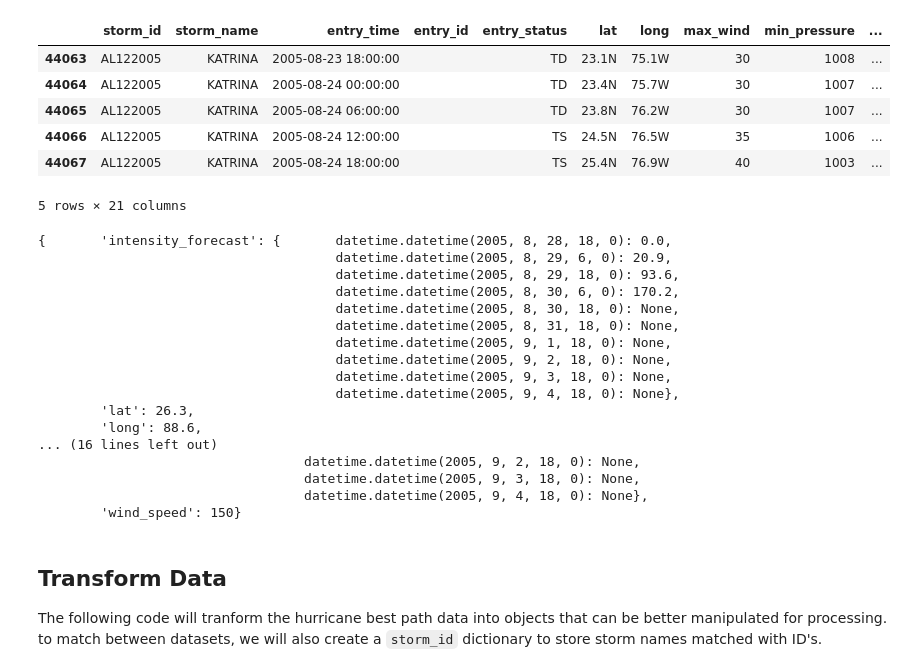
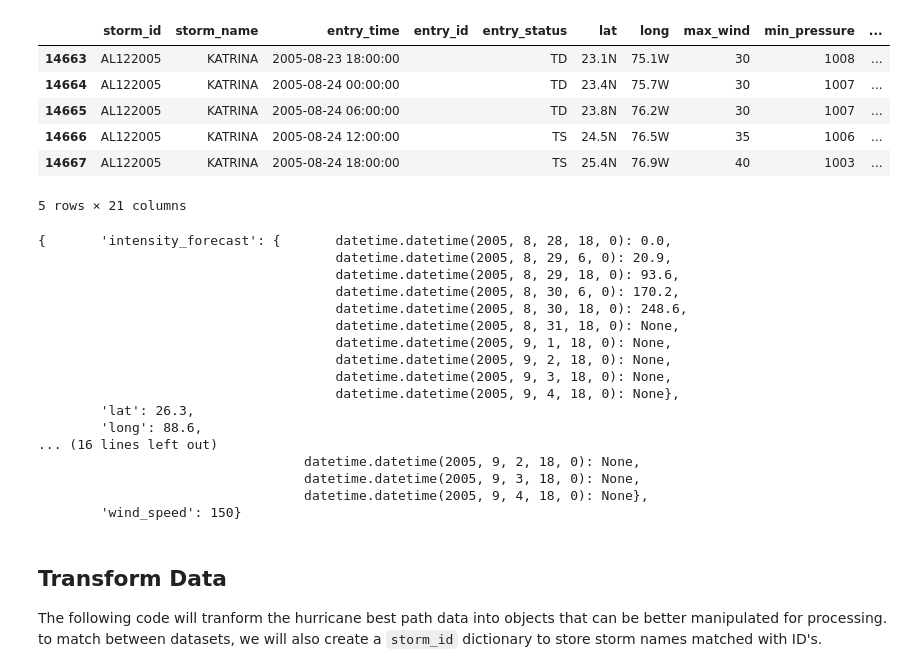
Before and after one commit to hammad93/hurricane-net, a Jupyter notebook: hurricane-net.ipynb, the cells around one changed output. Drawn from its saved outputs; the diff is of its cells as text; code cells hidden in the pictures.

```diff
--- a/hurricane-net.ipynb
+++ b/hurricane-net.ipynb
@@ -71,30 +71,30 @@ We will begin our steps to perform extraction, transformation, and loading of ou
 # %%
 # Import various libraries throughout the software
 from pprint import pprint
 import numpy as np
 import datetime
 import dateutil
 import pandas as pd
 import matplotlib.pyplot as plt
 from sklearn.preprocessing import RobustScaler
 
 # Import from hurdat2 class in data folder and models class from hurricane-models folder
 from data.hurdat2 import hurdat2
 from errors.models import models
 
 # Initialize Dataframe for hurricanes and error database
-dataset = hurdat2("data/hurdat2.txt")
-errors = models("errors/1970-present_OFCL_v_BCD5_ind_ATL_TI_errors_noTDs.txt")
+dataset = hurdat2("data/hurdat2.txt") # Note that this data includes up to and including 2016
+errors = models("errors/1989-present_OFCL_v_BCD5_ind_ATL_TI_errors.txt")
 
 # Show the first 5 records from Hurricane Katrina 2005 (AL122005)
 dataset.hurricanes.query('storm_id == "AL122005"').head()
 # %% [output]
 |  | storm_id | storm_name | entry_time | entry_id | entry_status | lat | long | max_wind | min_pressure | ... |
-| 44063 | AL122005 | KATRINA | 2005-08-23 18:00:00 |  | TD | 23.1N | 75.1W | 30 | 1008 | ... |
-| 44064 | AL122005 | KATRINA | 2005-08-24 00:00:00 |  | TD | 23.4N | 75.7W | 30 | 1007 | ... |
-| 44065 | AL122005 | KATRINA | 2005-08-24 06:00:00 |  | TD | 23.8N | 76.2W | 30 | 1007 | ... |
-| 44066 | AL122005 | KATRINA | 2005-08-24 12:00:00 |  | TS | 24.5N | 76.5W | 35 | 1006 | ... |
-| 44067 | AL122005 | KATRINA | 2005-08-24 18:00:00 |  | TS | 25.4N | 76.9W | 40 | 1003 | ... |
+| 14663 | AL122005 | KATRINA | 2005-08-23 18:00:00 |  | TD | 23.1N | 75.1W | 30 | 1008 | ... |
+| 14664 | AL122005 | KATRINA | 2005-08-24 00:00:00 |  | TD | 23.4N | 75.7W | 30 | 1007 | ... |
+| 14665 | AL122005 | KATRINA | 2005-08-24 06:00:00 |  | TD | 23.8N | 76.2W | 30 | 1007 | ... |
+| 14666 | AL122005 | KATRINA | 2005-08-24 12:00:00 |  | TS | 24.5N | 76.5W | 35 | 1006 | ... |
+| 14667 | AL122005 | KATRINA | 2005-08-24 18:00:00 |  | TS | 25.4N | 76.9W | 40 | 1003 | ... |
 5 rows × 21 columns
 # %%
 # Show the first 3 OFCL hurricane model errors for Hurricane Katrina 2005 on 28-08-2005/18:00:00
@@ -104,7 +104,7 @@ pprint(errors.models['OFCL'].storm['AL122005'][datetime.datetime(2005, 8, 28, 18
                                       datetime.datetime(2005, 8, 29, 6, 0): 20.9,
                                       datetime.datetime(2005, 8, 29, 18, 0): 93.6,
                                       datetime.datetime(2005, 8, 30, 6, 0): 170.2,
-                                      datetime.datetime(2005, 8, 30, 18, 0): None,
+                                      datetime.datetime(2005, 8, 30, 18, 0): 248.6,
                                       datetime.datetime(2005, 8, 31, 18, 0): None,
                                       datetime.datetime(2005, 9, 1, 18, 0): None,
                                       datetime.datetime(2005, 9, 2, 18, 0): None,
```
Also changed, not shown: parts of 30 cells of this notebook, 5 other files.
